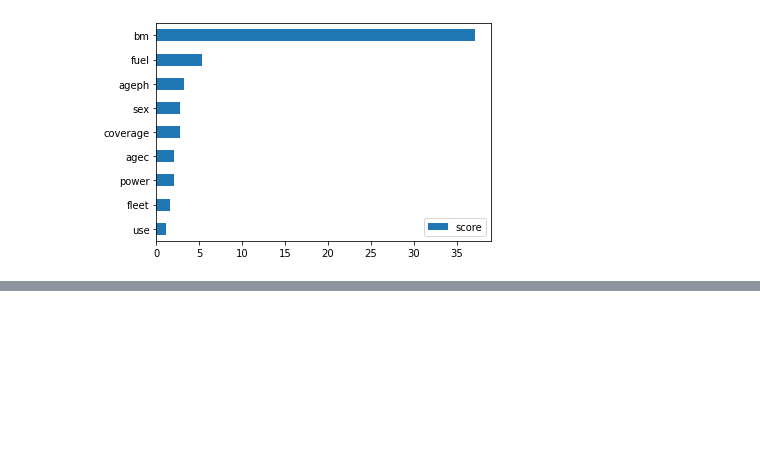
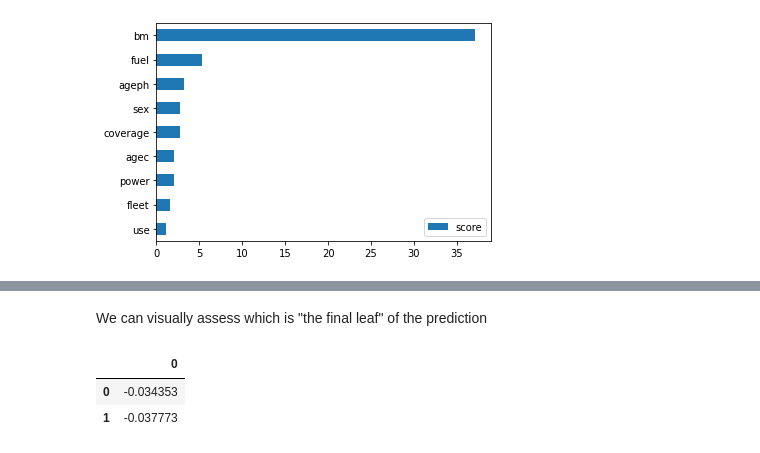
Before and after one commit to loremarchi/hands-on-machine-learning-R-module-2-python, a Jupyter notebook: 12_claim_freq_sev.ipynb, the cells around one changed output, grey strips where cells are left out. Cells and saved outputs as stored; diff of their text form; code cells hidden in the pictures; blank space fills up the shorter version.

```diff
--- a/12_claim_freq_sev.ipynb
+++ b/12_claim_freq_sev.ipynb
@@ -165,0 +237,8 @@ booster[0]:
+# %% [markdown]
+We can visually assess which is "the final leaf" of the prediction
+# %%
+pred_2 = pd.DataFrame(xgb_model_2.predict(x[:2], iteration_range=(0, 1), output_margin=True) - np.log(0.5)); pred_2
+# %% [output]
+|  | 0 |
+| 0 | -0.034353 |
+| 1 | -0.037773 |
```
Also changed, not shown: parts of 17 cells of this notebook.
